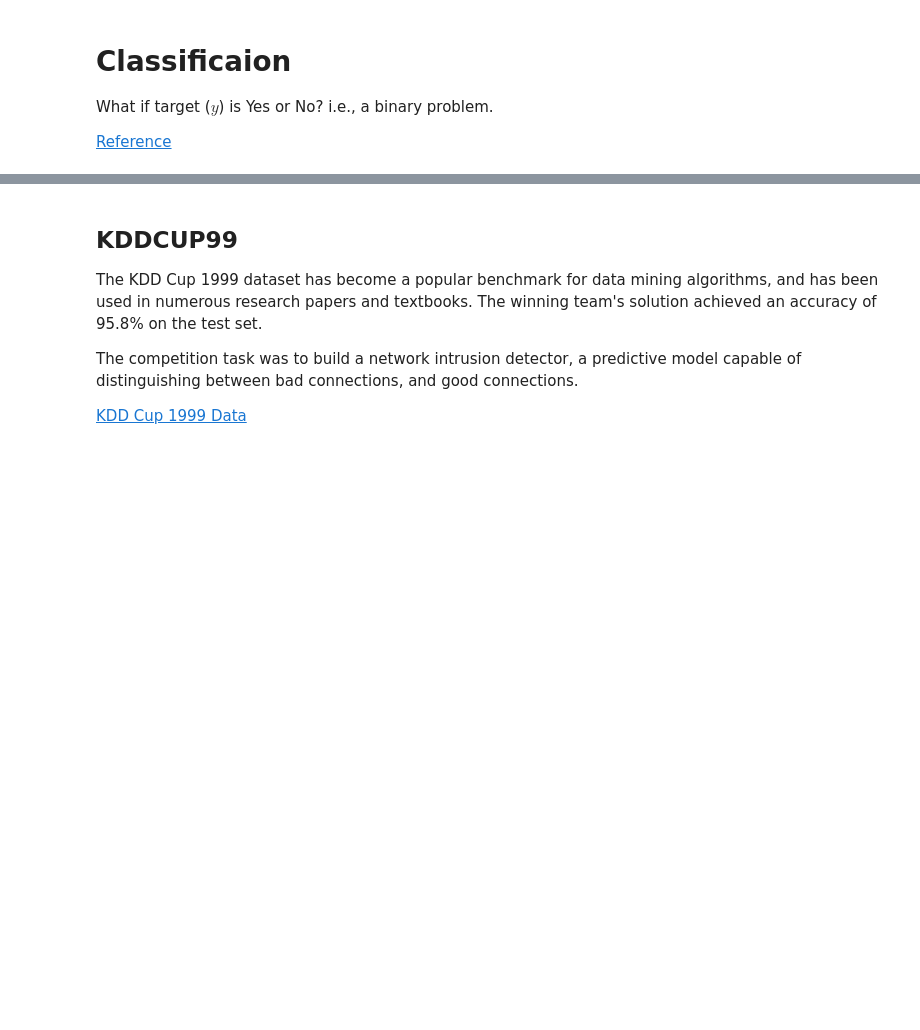
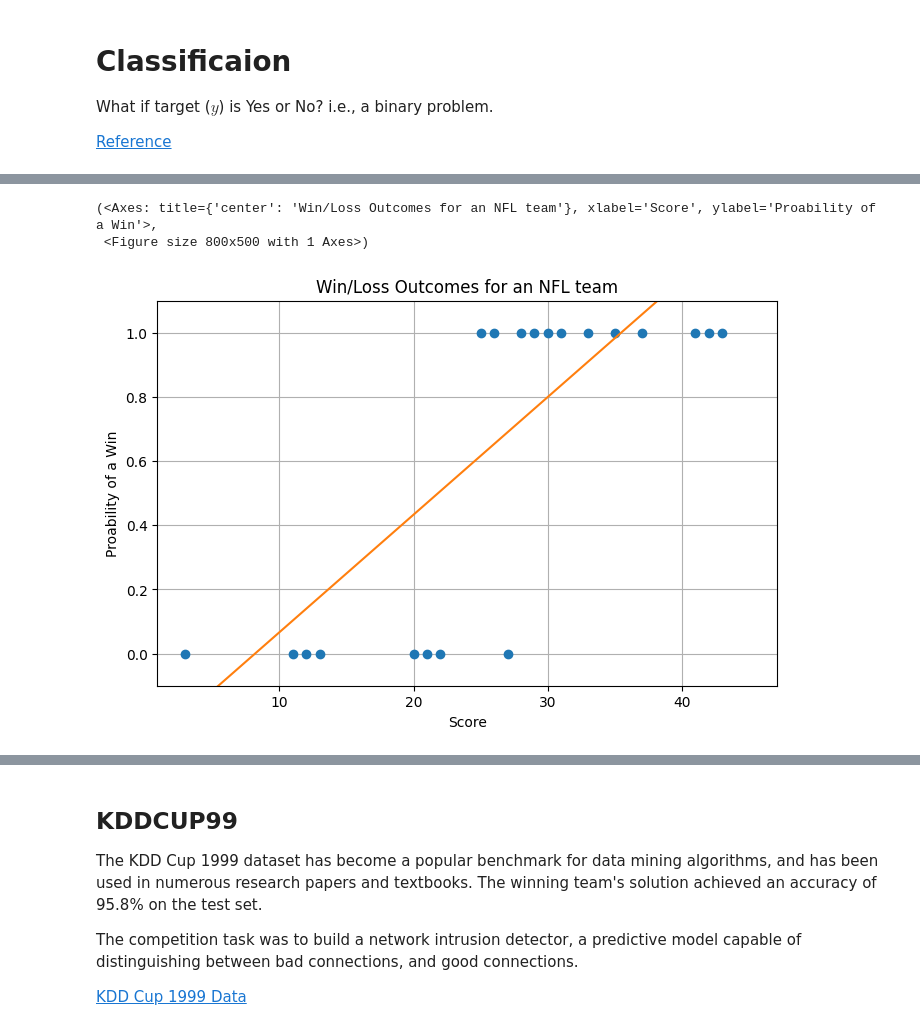
Before and after one commit to hsiaom26/DS4CS-24, a Jupyter notebook: M04_Classification.ipynb, the cells around one changed output, grey strips where cells are left out. Cells and saved outputs as stored; diff of their text form; code cells hidden in the pictures; blank space fills up the shorter version.

```diff
--- a/M04_Classification.ipynb
+++ b/M04_Classification.ipynb
@@ -15,0 +59,6 @@ print(datetime.datetime.now())
+# %%
+nfl_outcomes(True)
+# %% [output]
+(<Axes: title={'center': 'Win/Loss Outcomes for an NFL team'}, xlabel='Score', ylabel='Proability of a Win'>,
+ <Figure size 800x500 with 1 Axes>)
+[figure, added]
```
Also changed, not shown: parts of 75 cells of this notebook.
